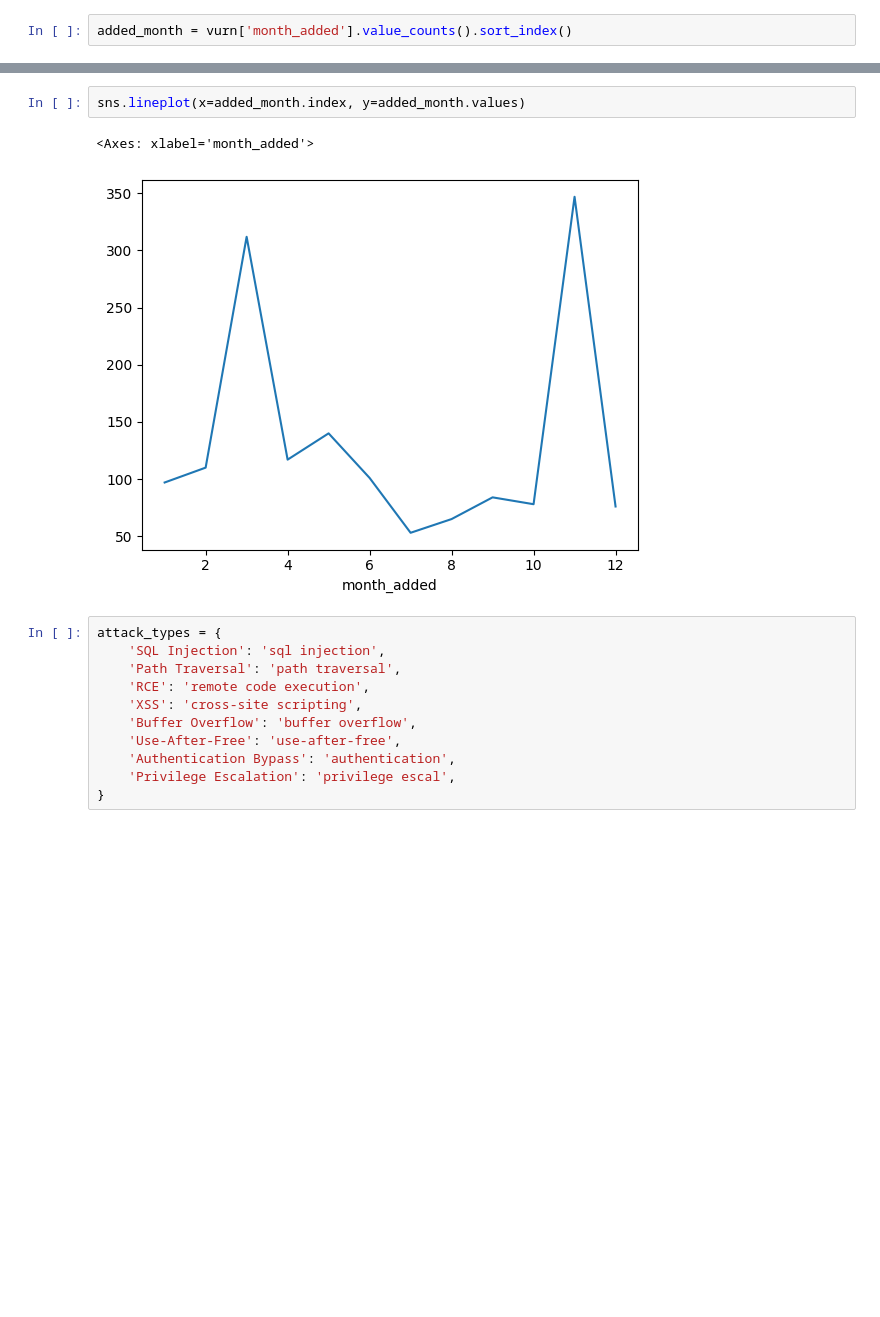
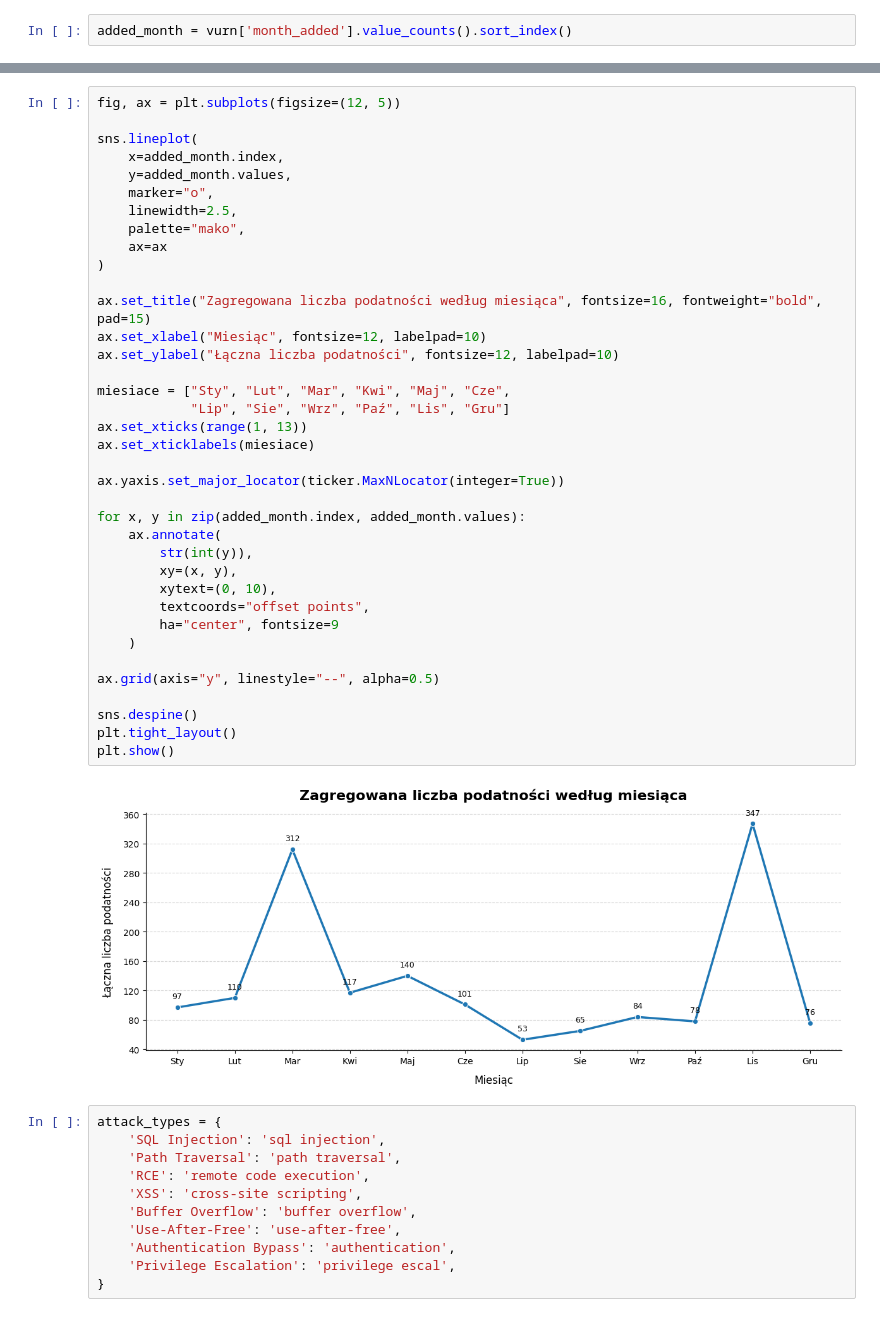
Before and after one commit to KacperTymkow/cisa-kev-analysis, a Jupyter notebook: Analysis.ipynb, the cells around one changed output, grey strips where cells are left out. Drawn from its saved outputs; the diff is of its cells as text; blank space fills up the shorter version.

```diff
--- a/Analysis.ipynb
+++ b/Analysis.ipynb
@@ -203,10 +290,44 @@ month_added
 12     76
 Name: count, dtype: int64
 # %%
-sns.lineplot(x=added_month.index, y=added_month.values)
+fig, ax = plt.subplots(figsize=(12, 5))
+
+sns.lineplot(
+    x=added_month.index,
+    y=added_month.values,
+    marker="o",
+    linewidth=2.5,
+    palette="mako",
+    ax=ax
+)
+
+ax.set_title("Zagregowana liczba podatności według miesiąca", fontsize=16, fontweight="bold", pad=15)
+ax.set_xlabel("Miesiąc", fontsize=12, labelpad=10)
+ax.set_ylabel("Łączna liczba podatności", fontsize=12, labelpad=10)
+
+miesiace = ["Sty", "Lut", "Mar", "Kwi", "Maj", "Cze",
+            "Lip", "Sie", "Wrz", "Paź", "Lis", "Gru"]
+ax.set_xticks(range(1, 13))
+ax.set_xticklabels(miesiace)
+
+ax.yaxis.set_major_locator(ticker.MaxNLocator(integer=True))
+
+for x, y in zip(added_month.index, added_month.values):
+    ax.annotate(
+        str(int(y)),
+        xy=(x, y),
+        xytext=(0, 10),
+        textcoords="offset points",
+        ha="center", fontsize=9
+    )
+
+ax.grid(axis="y", linestyle="--", alpha=0.5)
+
+sns.despine()
+plt.tight_layout()
+plt.show()
 # %% [output]
-<Axes: xlabel='month_added'>
-[figure, old version]
+[figure, new version]
 # %%
 attack_types = {
     'SQL Injection': 'sql injection',
```
Also changed, not shown: parts of 7 cells of this notebook.
